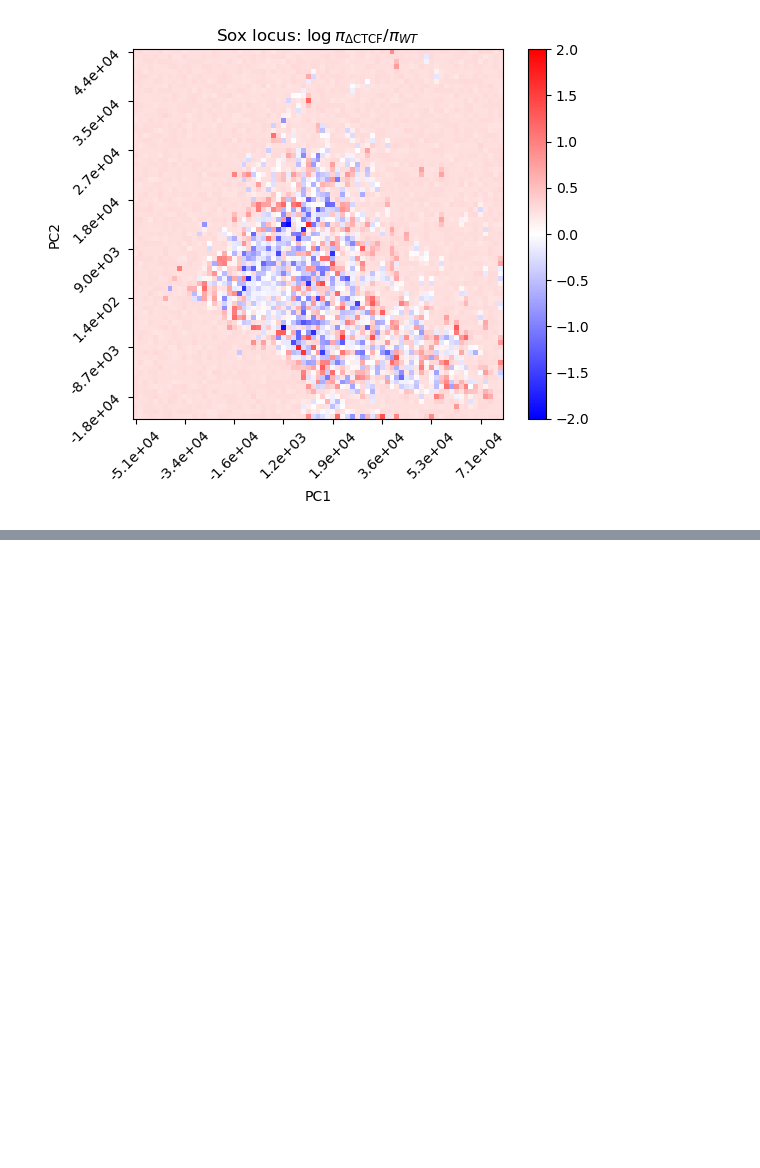
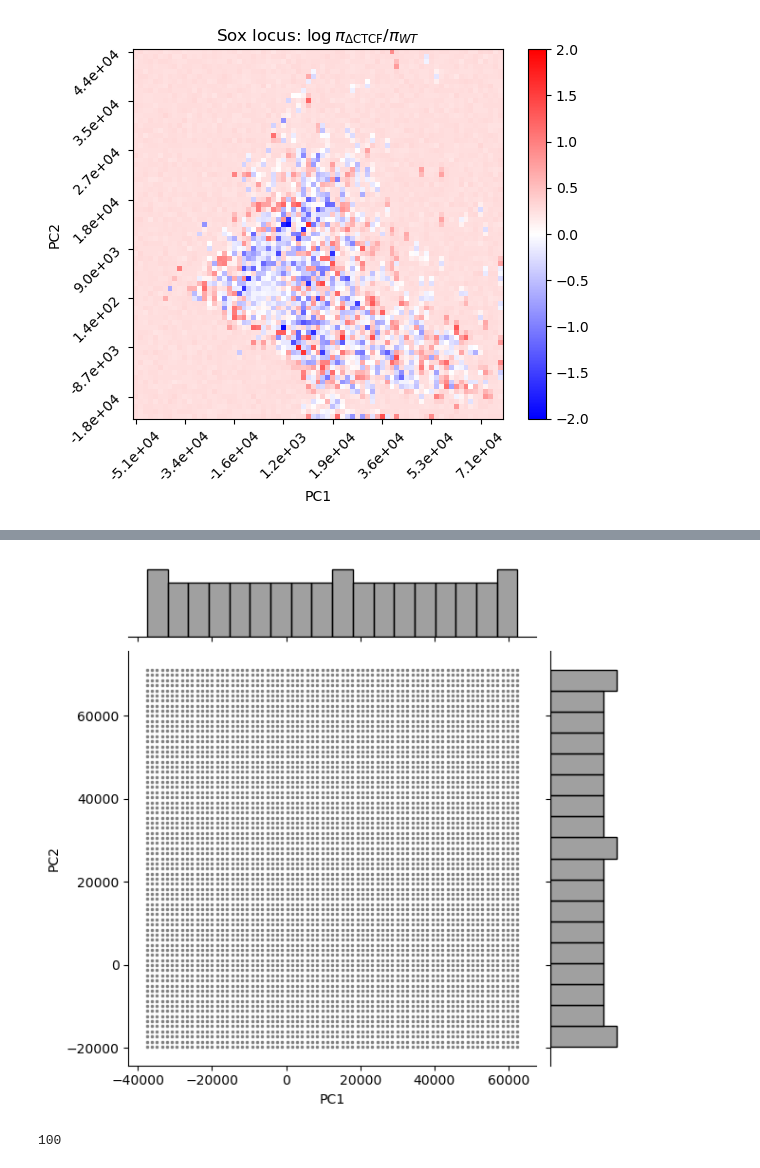
Before and after one commit to tee-udon/chromatin-ensemble-refinement, a Jupyter notebook: 20240925_AnalyzeToniaMCMC.ipynb, the cells around one changed output, grey strips where cells are left out. Saved outputs shown, nothing was run; the diff lists cells and outputs as text; code cells hidden in the pictures; blank space fills up the shorter version.

```diff
--- a/20240925_AnalyzeToniaMCMC.ipynb
+++ b/20240925_AnalyzeToniaMCMC.ipynb
@@ -530,0 +612,5 @@ plt.savefig(os.path.join(save_dir, 'ntSox_ctcfSox_ratio_heatmap.png'), dpi=300,
+# %%
+sns.jointplot(data=grid_hox, x='PC1', y='PC2', marker='.', color='gray', alpha=1)
+plt.savefig(os.path.join(save_dir, 'hox_locus_grid.png'), dpi=300, bbox_inches='tight')
+# %% [output]
+[figure, added]
@@ -530,0 +626,4 @@ plt.savefig(os.path.join(save_dir, 'ntSox_ctcfSox_ratio_heatmap.png'), dpi=300,
+# %%
+np.sum(grid_hox.label == 'Examples')
+# %% [output]
+100
```
Also changed, not shown: parts of 22 cells of this notebook, 1 other file.
